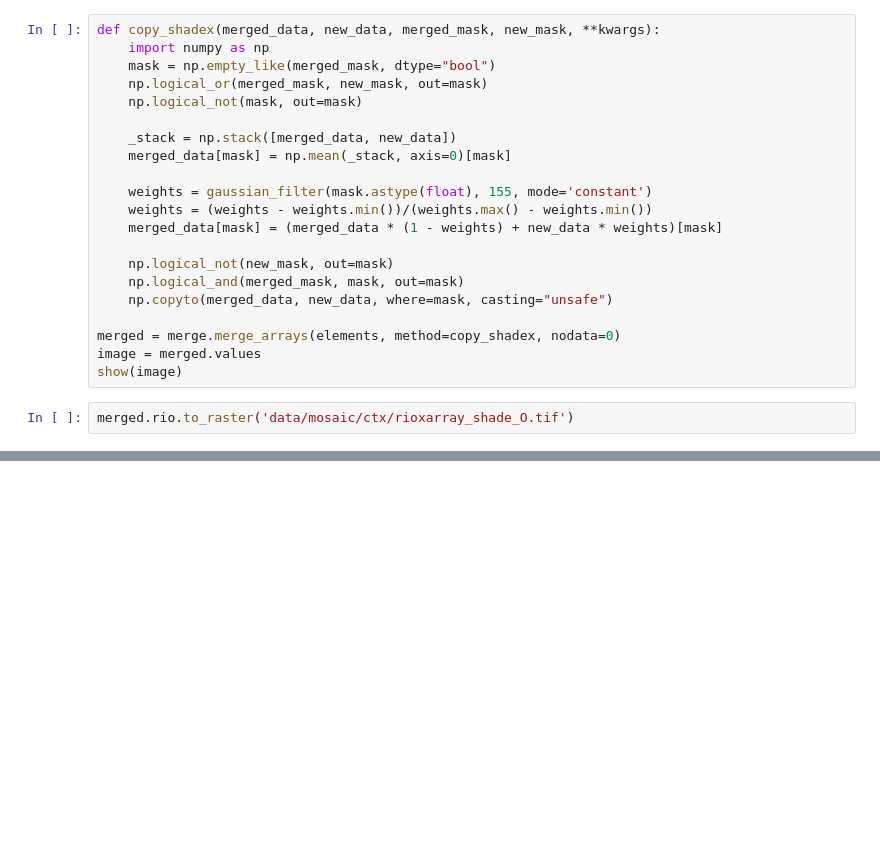
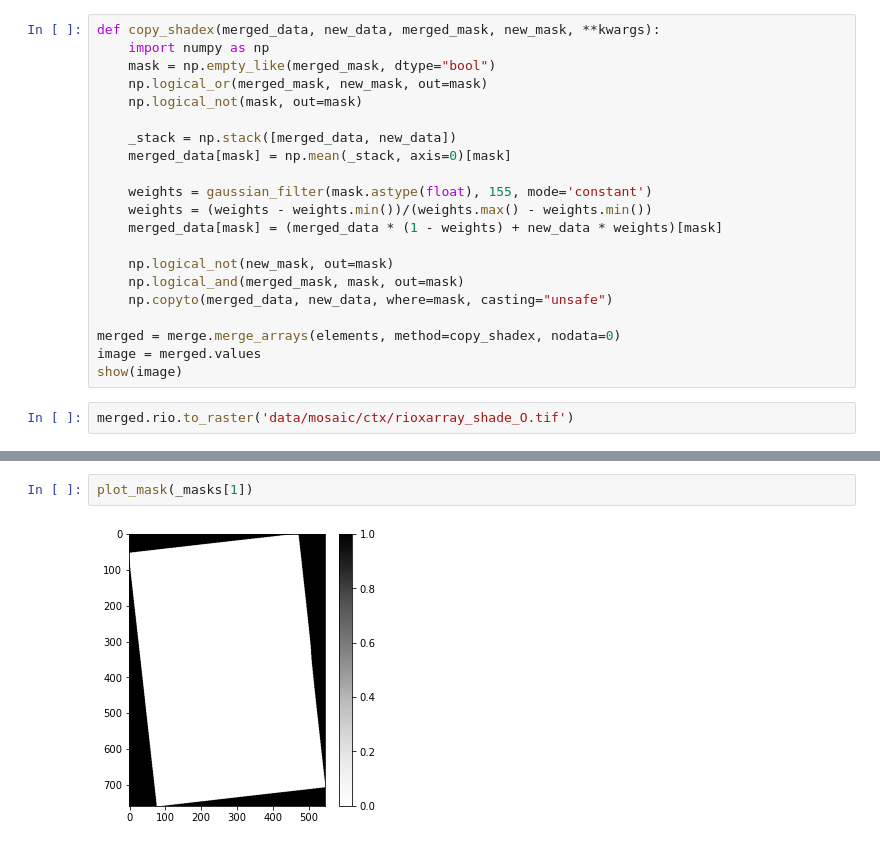
Before and after one commit to chbrandt/npt, a Jupyter notebook: notebooks/4_mosaic_images.ipynb, the cells around one changed output, grey strips where cells are left out. Saved outputs shown, nothing was run; the diff lists cells and outputs as text; blank space fills up the shorter version.

```diff
--- a/notebooks/4_mosaic_images.ipynb
+++ b/notebooks/4_mosaic_images.ipynb
@@ -196,0 +311,4 @@ merged.rio.to_raster('data/mosaic/ctx/rioxarray_shade_O.tif')
+# %%
+plot_mask(_masks[1])
+# %% [output]
+[figure, added]
```
Also changed, not shown: parts of 34 cells of this notebook, 4 other files.
